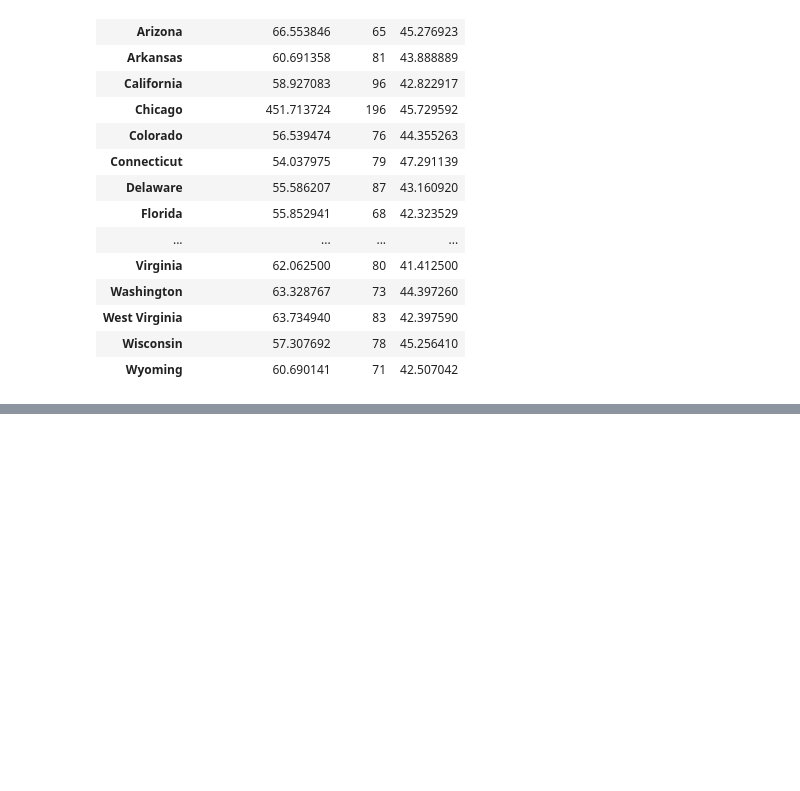
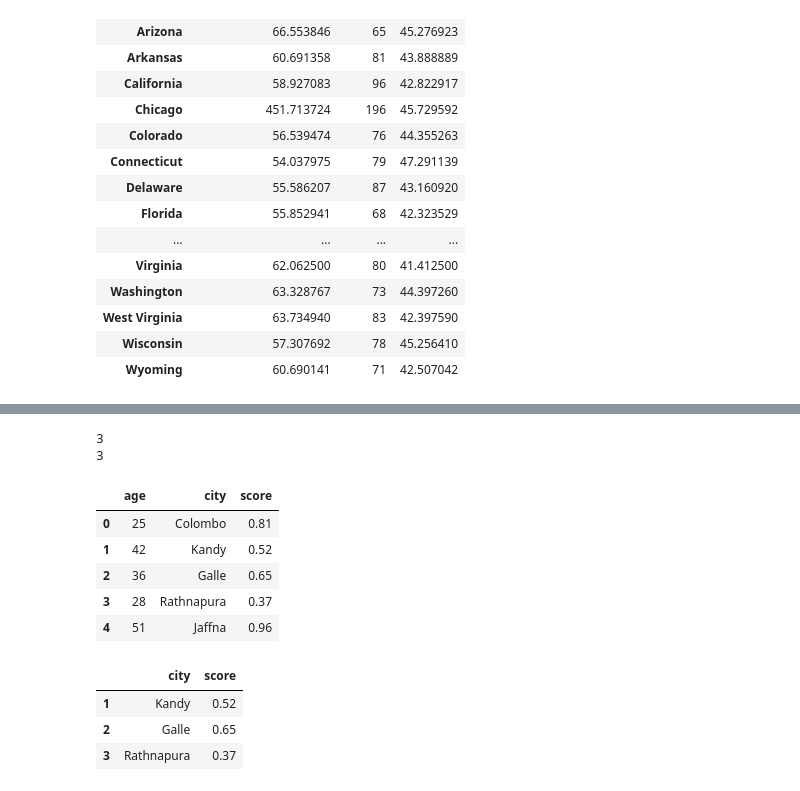
Before and after one commit to DhanushkaSa/Machine-learning-from-scratch-to-advanced, a Jupyter notebook: Day 9/home.ipynb, the cells around one changed output, grey strips where cells are left out. Drawn from its saved outputs; the diff is of its cells as text; code cells hidden in the pictures; blank space fills up the shorter version.

Commit message:
series & dataframe

```diff
--- a/Day 9/home.ipynb
+++ b/Day 9/home.ipynb
@@ -513,0 +531,30 @@ df.groupby("location").agg(
+# %%
+print(se.loc[2])
+print(se.iloc[2])
+# %% [output]
+3
+3
+# %%
+df = pd.DataFrame({
+    "age":[25,42,36,28,51],
+    "city":["Colombo","Kandy","Galle","Rathnapura","Jaffna"],
+    "score":[0.81,0.52,0.65,0.37,0.96]
+})
+
+df
+
+print(type(df))
+# %% [output]
+|  | age | city | score |
+| 0 | 25 | Colombo | 0.81 |
+| 1 | 42 | Kandy | 0.52 |
+| 2 | 36 | Galle | 0.65 |
+| 3 | 28 | Rathnapura | 0.37 |
+| 4 | 51 | Jaffna | 0.96 |
+# %%
+df.loc[1:3,"city":"score"]
+# %% [output]
+|  | city | score |
+| 1 | Kandy | 0.52 |
+| 2 | Galle | 0.65 |
+| 3 | Rathnapura | 0.37 |
```
Also changed, not shown: parts of 3 cells of this notebook.
